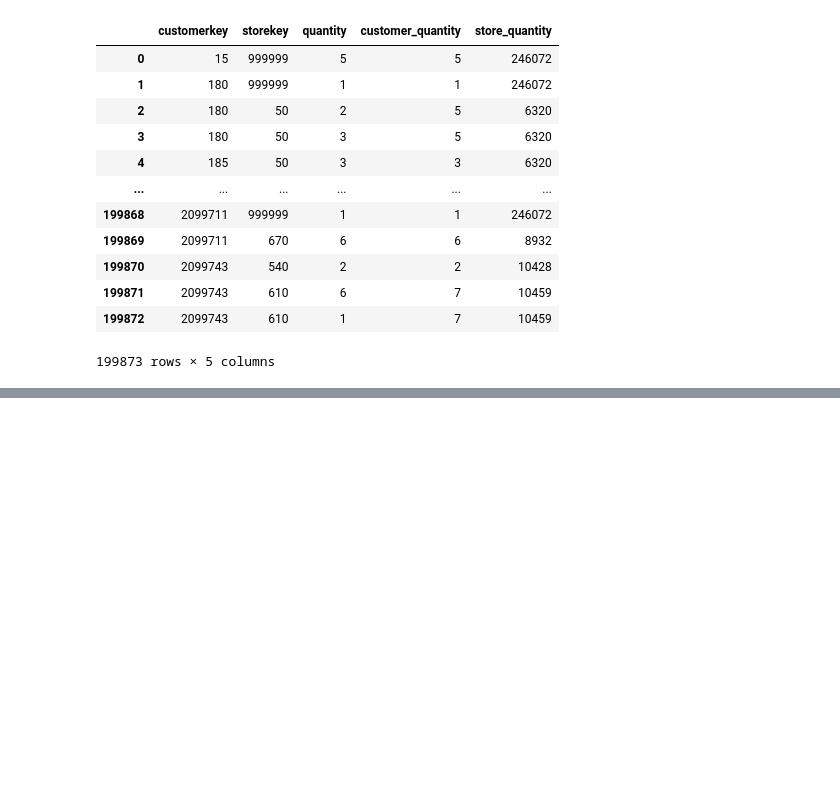
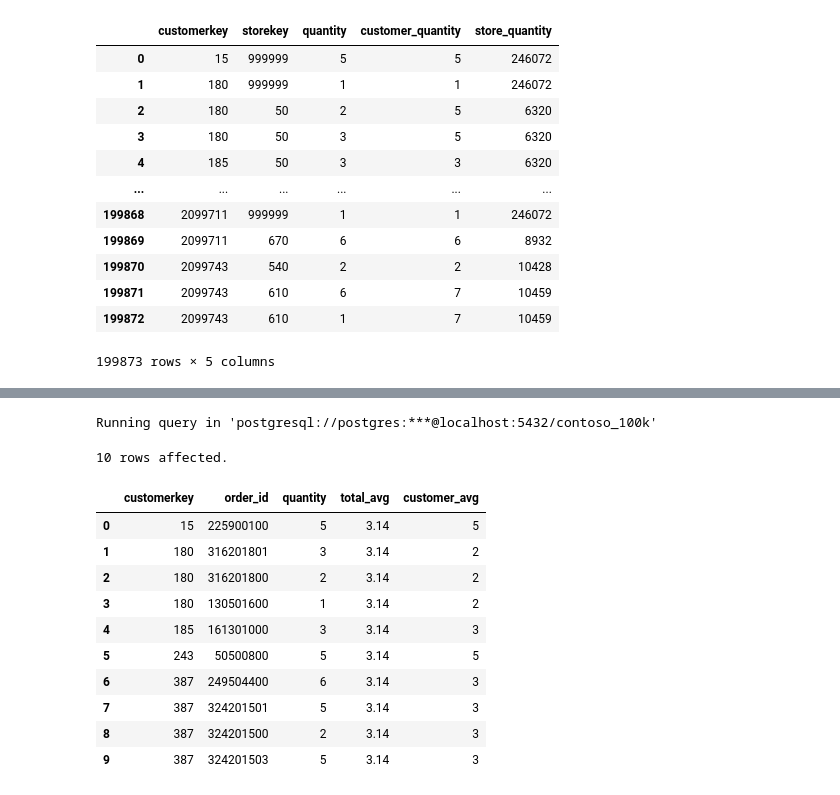
Before and after one commit to Bartek0829/SQL-learning, a Jupyter notebook: Resources/Date&TimeFunctions.ipynb, the cells around one changed output, grey strips where cells are left out. Saved outputs shown, nothing was run; the diff lists cells and outputs as text; code cells hidden in the pictures; blank space fills up the shorter version.

```diff
--- a/Resources/Date&TimeFunctions.ipynb
+++ b/Resources/Date&TimeFunctions.ipynb
@@ -436,0 +465,25 @@ Running query in 'postgresql://postgres:***@localhost:5432/contoso_100k'
+# %%
+%%sql
+SELECT
+  customerkey,
+  orderkey *100 + linenumber as order_id,
+  quantity,
+  ROUND(AVG(quantity) OVER(),2) AS total_avg,
+  ROUND(AVG(quantity) OVER(PARTITION BY customerkey)) AS customer_avg
+FROM sales
+order by customerkey
+LIMIT 10
+# %% [output]
+Running query in 'postgresql://postgres:***@localhost:5432/contoso_100k'
+10 rows affected.
+|  | customerkey | order_id | quantity | total_avg | customer_avg |
+| 0 | 15 | 225900100 | 5 | 3.14 | 5 |
+| 1 | 180 | 316201801 | 3 | 3.14 | 2 |
+| 2 | 180 | 316201800 | 2 | 3.14 | 2 |
+| 3 | 180 | 130501600 | 1 | 3.14 | 2 |
+| 4 | 185 | 161301000 | 3 | 3.14 | 3 |
+| 5 | 243 | 50500800 | 5 | 3.14 | 5 |
+| 6 | 387 | 249504400 | 6 | 3.14 | 3 |
+| 7 | 387 | 324201501 | 5 | 3.14 | 3 |
+| 8 | 387 | 324201500 | 2 | 3.14 | 3 |
+| 9 | 387 | 324201503 | 5 | 3.14 | 3 |
```
Also changed, not shown: parts of 3 cells of this notebook.
